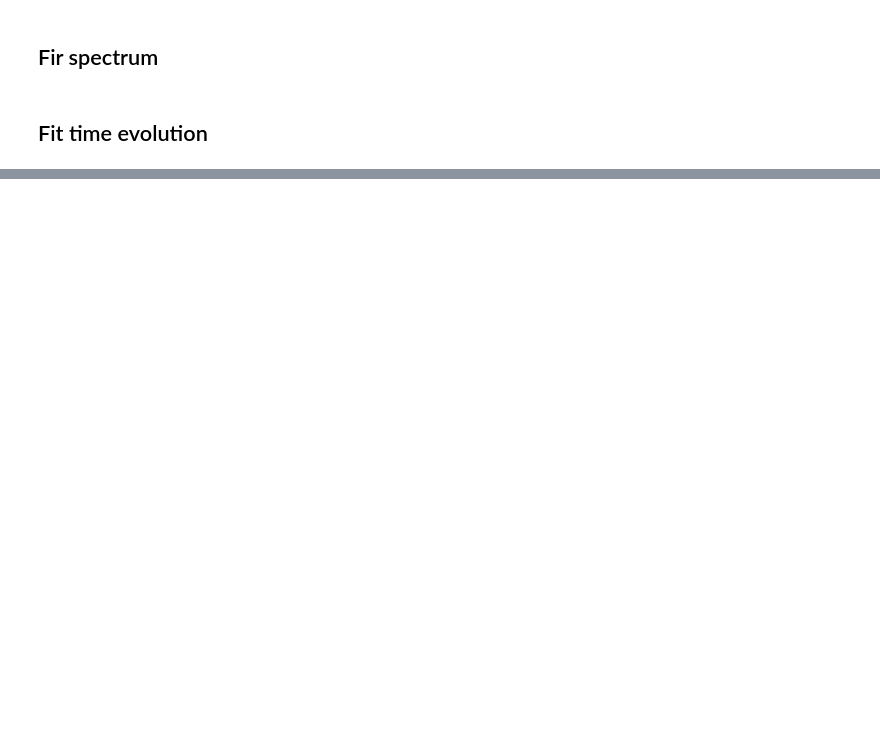
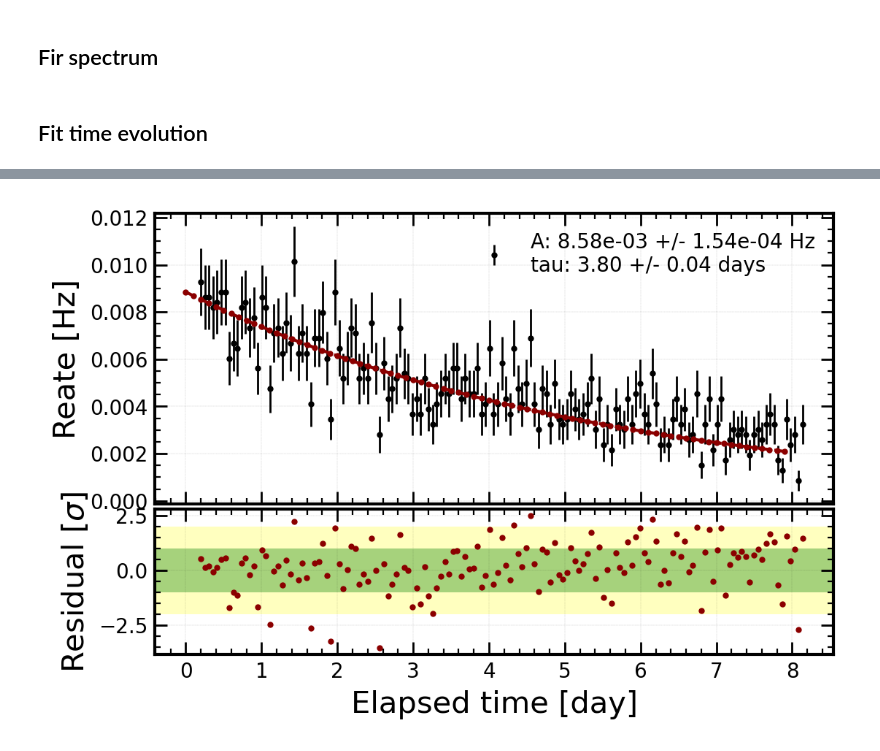
Before and after one commit to GiovanniVolta/RadDetect, a Jupyter notebook: tutorials/blumchen.ipynb, the cells around one changed output, grey strips where cells are left out. Drawn from its saved outputs; the diff is of its cells as text; code cells hidden in the pictures; blank space fills up the shorter version.

```diff
--- a/tutorials/blumchen.ipynb
+++ b/tutorials/blumchen.ipynb
@@ -12,4 +12,4 @@ from scipy.stats import norm
 from scipy.stats import skewnorm
 # %%
 # It works only in the MPIK network
-blumchen = rd.BlumchenAnalysis(filename='Rn08052024')
+blumchen = rd.BlumchenAnalysis(filename='Rn30042024')
@@ -170,13 +174,14 @@ class Model:
         return model_instance.sum_terms()
 # %%
 init = {
-    'A': 1e4, 'tau': 3.8 * 24 * 60 * 60 / np.log(2), 't0': 4 * 60 * 60,
+    'A': 10, 'tau': 3.8 * 24 * 60 * 60 / np.log(2), 't0': 4 * 60 * 60,
 }
 fixed = {
-    't0': True
+    'tau': True,
+    't0': True,
 }
 
-_n_timestamp = 300
+_n_timestamp = 150
 m = blumchen.get_time_evolution_fitting_object(model=Model, init=init, fixed=fixed, n_timestamp=_n_timestamp)
 m.migrad()
 m.minos()
@@ -184,33 +217,35 @@ m.hesse()
 # %%
 from_tau_to_halflife = 24 * 60 * 60 / np.log(2)
-label = f'{m.parameters[0]}: {m.values[m.parameters[0]]:.2f} +/- {m.errors[m.parameters[0]]:.2f} Bq\n'
+label = f'{m.parameters[0]}: {m.values[m.parameters[0]]:.2e} +/- {m.errors[m.parameters[0]]:.2e} Hz\n'
 label += f'{m.parameters[1]}: {m.values[m.parameters[1]] / from_tau_to_halflife:.2f} +/- {m.errors[m.parameters[1]] / from_tau_to_halflife:.2f} days'
 
 times, rate, rate_err = blumchen.get_time_evolution(n_timestamp=_n_timestamp)
 _model = Model(times, *np.array(m.values))
 
-x = np.arange(0, 7, 0.1)
+x = np.arange(0, 8, 0.1)
 model = Model(x * 60 * 60 * 24, *np.array(m.values))
 
 fig, (ax1, ax2) = plt.subplots(2, 1, dpi=200, sharex=True, gridspec_kw={'height_ratios':[2,1], 'hspace': 0.025})
 
 ax1.errorbar(times / 60 / 60 / 24, rate, yerr=rate_err, lw=0, marker='o', color='black', ms=3, elinewidth=1, label=label)
 
 l = ax1.plot(x, model.sum_terms(), marker='o', ls='--', ms=3, color='darkred', zorder=5)
 
 ax2.plot(times / 60 / 60 / 24, (rate - _model.sum_terms()) / rate_err, lw=0, marker='.', color=l[0].get_color())
 
 ax2.axhspan(-2, 2, color='yellow', lw=0, alpha=0.25)
 ax2.axhspan(-1, 1, color='green', lw=0, alpha=0.35)
 
 ax1.grid()
 ax2.grid()
 
 ax2.set_xlabel('Elapsed time [day]')
 ax1.set_ylabel('Reate [Hz]')
 ax2.set_ylabel('Residual [$\sigma$]')
 
 ax1.legend()
 
 plt.tight_layout()
 plt.show()
+# %% [output]
+[figure, added]
```
Also changed, not shown: parts of 3 cells of this notebook, 1 other file.
